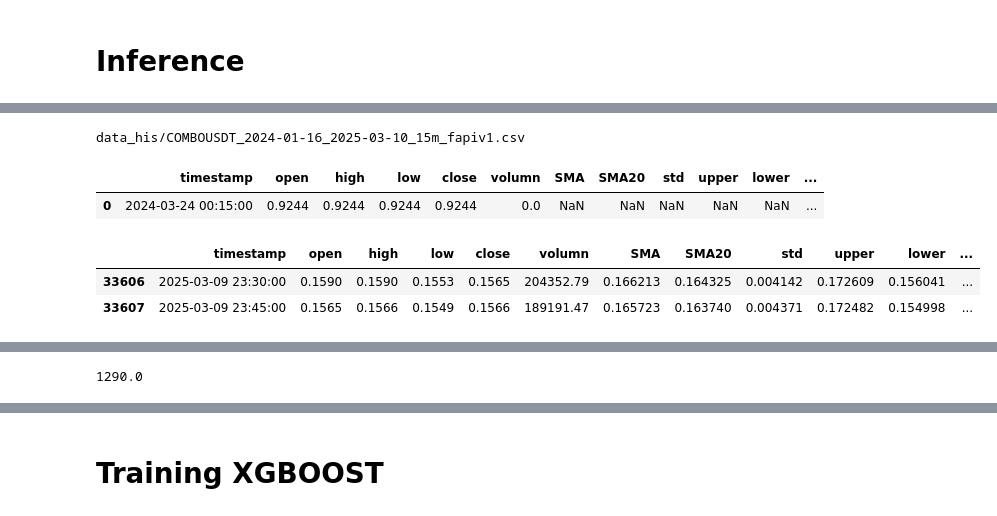
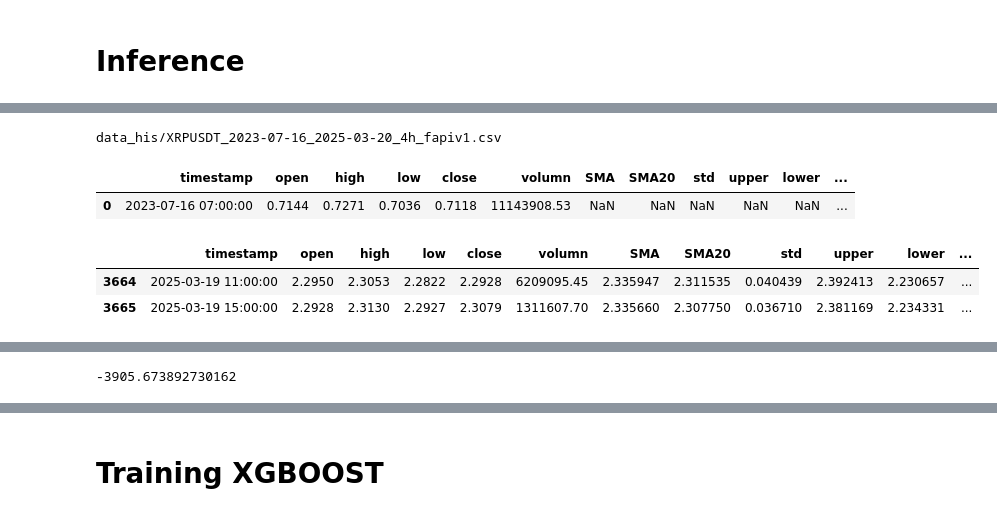
Before and after one commit to khiemdoan/qcuongning-binance-future, a Jupyter notebook: search.ipynb, the cells around one changed output, grey strips where cells are left out. Saved outputs shown, nothing was run; the diff lists cells and outputs as text; code cells hidden in the pictures.

```diff
--- a/search.ipynb
+++ b/search.ipynb
@@ -25,8 +28,17 @@ def rule(df_btc, df, tp=1, sl=5, money=1000, model = None, num_random=10000, win
     price_line = []
 
     index_condition = []
+    pick_index = []
+
     if model is None:
         index_condition = random.sample(range(100, len(df)), num_random)
+        index_condition.sort()
+        for i in index_condition:
+            if df.iloc[i-1]['close'] < df.iloc[i-1]['open'] and df.iloc[i-2]['Trend'] == 1 and df.iloc[i-3]['Trend'] == 1:
+                for j in range (i, i+3):
+                    if df.iloc[j]['high'] > df.iloc[i-1]['open']:
+                        pick_index.append((j, df.iloc[i-1]['open']))
+                        break
     else:
         for i in range(seq+1, len(df)-1, window_test):
             x_array = df.loc[i-seq:i-1, ["open", "high", "low", "close", "volumn"]].to_numpy()
@@ -40,11 +52,11 @@ def rule(df_btc, df, tp=1, sl=5, money=1000, model = None, num_random=10000, win
                         index_condition.append(i)
                 else:
                     index_condition.append(i)
-    index_condition = sorted(index_condition)
-    for i in index_condition:
-        if df.iloc[i]['Trend'] != 1:
-            continue
-        open_price_i = df['open'].iloc[i]
+        index_condition = sorted(index_condition)
+    # print([i[0] for i in pick_index])
+    for (i,open_price_i) in pick_index:
+
+        # open_price_i = df['open'].iloc[i]
         high_check = False
         low_check = False
         open_time = df.iloc[i]['timestamp']
@@ -55,9 +67,19 @@ def rule(df_btc, df, tp=1, sl=5, money=1000, model = None, num_random=10000, win
         for j in range(i,end):
             if j >= len(df):
                 break
+            low_sma = df['low'].iloc[j] < df['lower'].iloc[j] * 1.002
             high_check = df['high'].iloc[j] >= (1+sl*0.01) * open_price_i
             low_check = df['low'].iloc[j] <= (1-tp*0.01) * open_price_i
-            if high_check and low_check:
+            if low_sma:
+                print(open_time, "low sma")
+                pnl = money * (1 - df['lower'].iloc[j] * 1.002 / open_price_i)
+                balance += pnl
+                list_reward.append(balance)
+                results.append((i, open_time,j,open_price_i, "sma", round(pnl,2)))
+                number_low+=1
+                low_check = True
+                break
+            if (high_check and low_check) or (high_check and low_sma):
                 print("check lai")
                 break
             if high_check:
@@ -91,7 +113,7 @@ def rule(df_btc, df, tp=1, sl=5, money=1000, model = None, num_random=10000, win
 
     print("num points: ", len(index_condition), "number_low/all_point", round(number_low/(number_low+number_high+0.01), 3), "cannot_break", cannot_break)
 
-    return results, index_condition, number_high, number_low, list_reward, prices_list
+    return results, pick_index, number_high, number_low, list_reward, prices_list
 # %% [markdown]
 # Inference
 # %%
@@ -129,5 +151,5 @@ def classify_trend_bollband(row):
     else:
         return 0
 # %%
-df_all, csv_link = generate_df_klines(start = "2024-01-16", end = "2025-03-10", symb = "COMBOUSDT", interval = "15m")
+df_all, csv_link = generate_df_klines(start = "2023-07-16", end = "2025-03-20", symb = "XRPUSDT", interval = "4h")
 # %% [output]
@@ -151,28 +176,28 @@ https://api.mexc.com/api/v3/klines
 # %%
 print(csv_link)
 df_all = pd.read_csv(csv_link)
 df_all['SMA'] = df_all['close'].rolling(window=30).mean()
 df_all['SMA20'] = df_all['close'].rolling(window=20).mean()
 df_all['std'] = df_all['close'].rolling(window=20).std()
 df_all['upper'] = df_all['SMA20'] + 2 * df_all['std']
 df_all['lower'] = df_all['SMA20'] - 2 * df_all['std']
 
 
 
 
-df_all['Trend'] = df_all.apply(classify_trend_through, axis=1)
+df_all['Trend'] = df_all.apply(classify_trend_bollband, axis=1)
 
 # df_all = df_all.iloc[-20000:].reset_index()
 display(df_all.head(1))
 display(df_all.tail(2))
 
-rs2, idcond, high_check, low_check, list_reward, prices_list = rule(df_all, df_all, tp=3, sl=3,window_test=1,num_random=20000, model=None, seq=30, time_pred="all",manual_cond=False)
+rs2, idcond, high_check, low_check, list_reward, prices_list = rule(df_all, df_all, tp=10, sl=100,window_test=1,num_random=2400, model=None, seq=30, time_pred="all",manual_cond=True)
 print(len(rs2))
 list_reward[-1]
 # %% [output]
-data_his/COMBOUSDT_2024-01-16_2025-03-10_15m_fapiv1.csv
+data_his/XRPUSDT_2023-07-16_2025-03-20_4h_fapiv1.csv
 |  | timestamp | open | high | low | close | volumn | SMA | SMA20 | std | upper | lower | ... |
-| 0 | 2024-03-24 00:15:00 | 0.9244 | 0.9244 | 0.9244 | 0.9244 | 0.0 | NaN | NaN | NaN | NaN | NaN | ... |
+| 0 | 2023-07-16 07:00:00 | 0.7144 | 0.7271 | 0.7036 | 0.7118 | 11143908.53 | NaN | NaN | NaN | NaN | NaN | ... |
 |  | timestamp | open | high | low | close | volumn | SMA | SMA20 | std | upper | lower | ... |
-| 33606 | 2025-03-09 23:30:00 | 0.1590 | 0.1590 | 0.1553 | 0.1565 | 204352.79 | 0.166213 | 0.164325 | 0.004142 | 0.172609 | 0.156041 | ... |
-| 33607 | 2025-03-09 23:45:00 | 0.1565 | 0.1566 | 0.1549 | 0.1566 | 189191.47 | 0.165723 | 0.163740 | 0.004371 | 0.172482 | 0.154998 | ... |
+| 3664 | 2025-03-19 11:00:00 | 2.2950 | 2.3053 | 2.2822 | 2.2928 | 6209095.45 | 2.335947 | 2.311535 | 0.040439 | 2.392413 | 2.230657 | ... |
+| 3665 | 2025-03-19 15:00:00 | 2.2928 | 2.3130 | 2.2927 | 2.3079 | 1311607.70 | 2.335660 | 2.307750 | 0.036710 | 2.381169 | 2.234331 | ... |
@@ -181 +221 @@ num points:  20000 number_low/all_point 0.772 cannot_break 0
-1290.0
+-3905.673892730162
```
Also changed, not shown: parts of 6 cells of this notebook, 27 other files.
